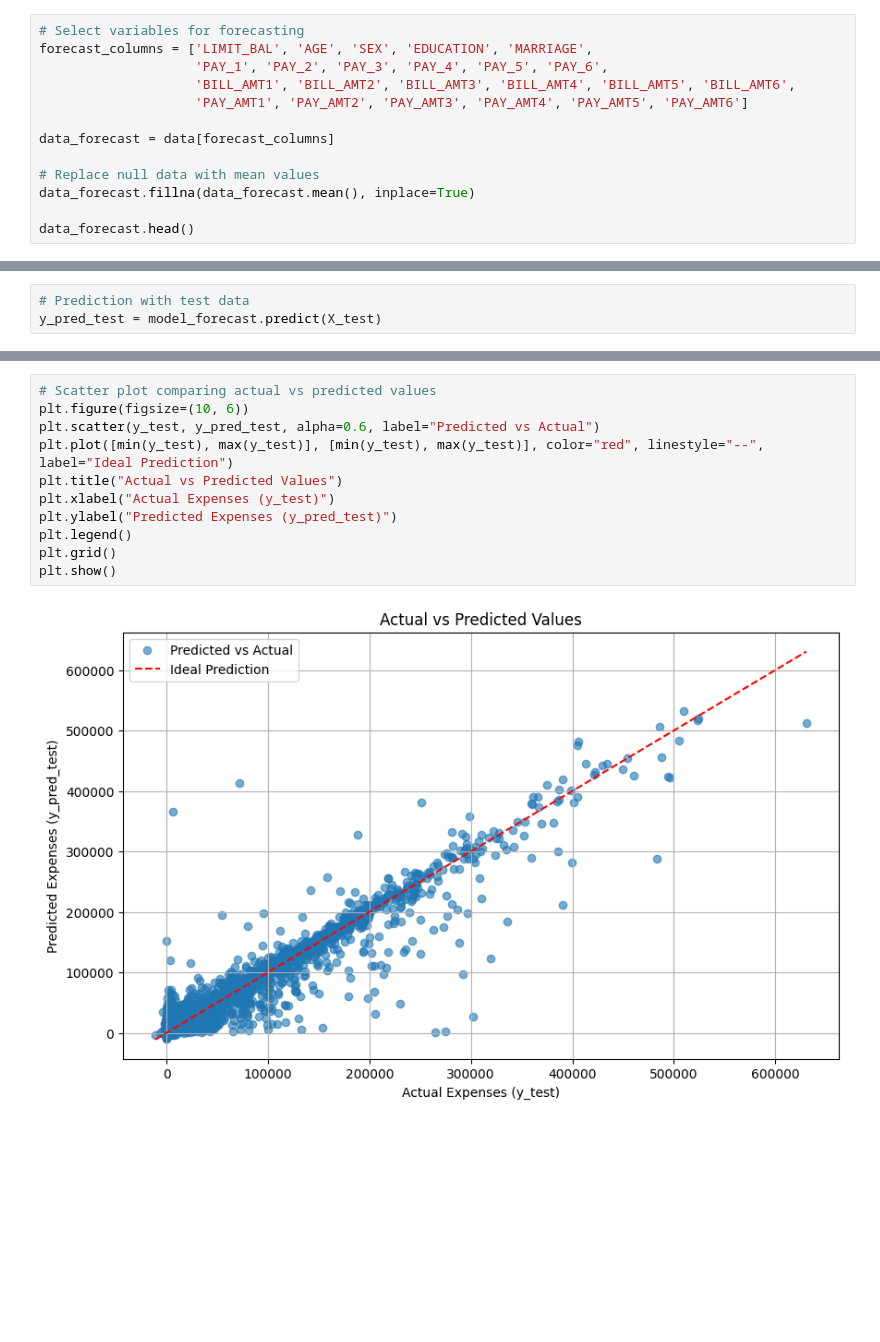
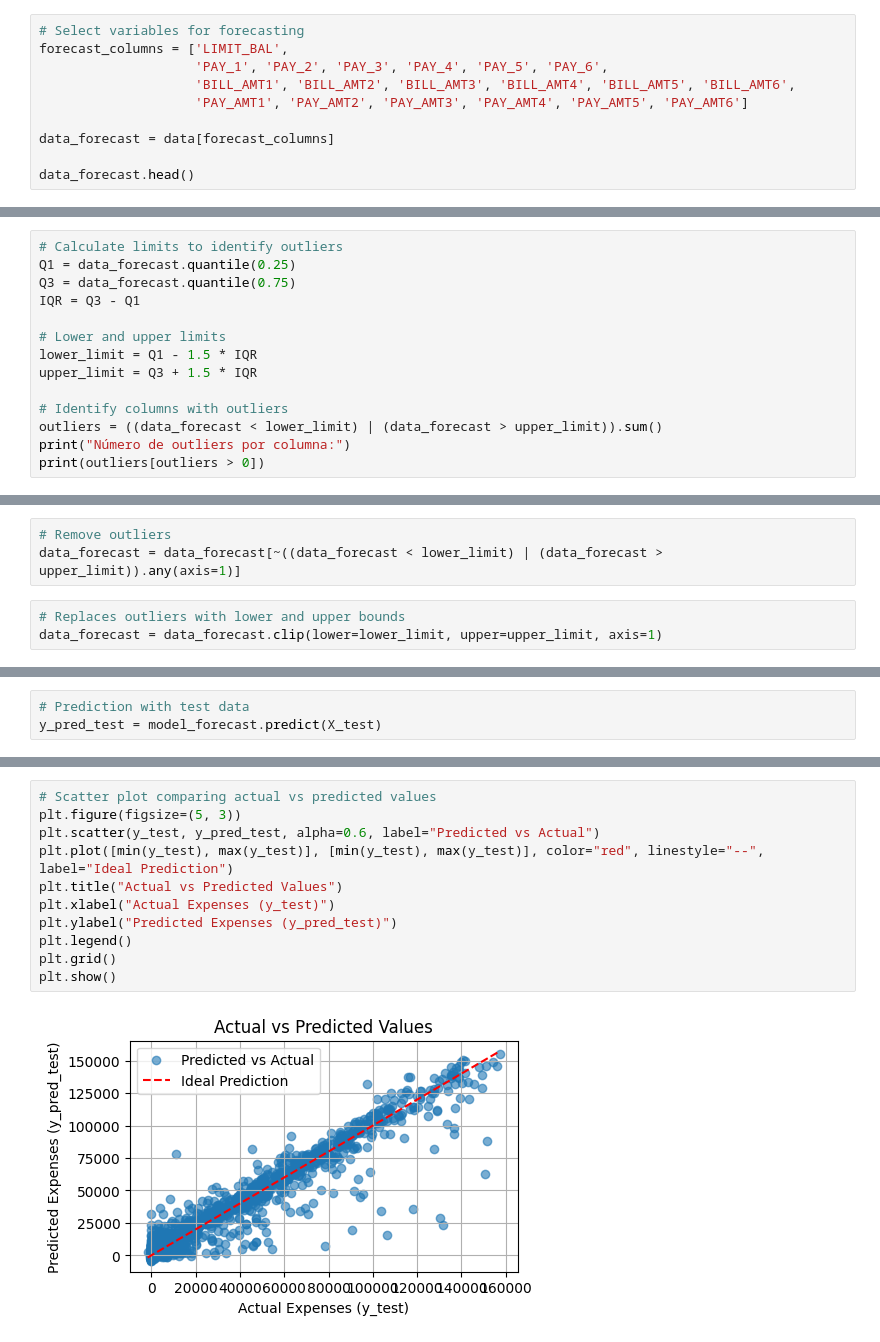
Before and after one commit to Generickle/credit-card-forecasting, a Jupyter notebook: CreditCardForecasting.ipynb, the cells around one changed output, grey strips where cells are left out. Cells and saved outputs as stored; diff of their text form; blank space fills up the shorter version.

Commit message:
Forecasting prediction over fit

```diff
--- a/CreditCardForecasting.ipynb
+++ b/CreditCardForecasting.ipynb
@@ -44,15 +48,12 @@ data.head()
 5 rows × 25 columns
 # %%
 # Select variables for forecasting
-forecast_columns = ['LIMIT_BAL', 'AGE', 'SEX', 'EDUCATION', 'MARRIAGE',
+forecast_columns = ['LIMIT_BAL',
                     'PAY_1', 'PAY_2', 'PAY_3', 'PAY_4', 'PAY_5', 'PAY_6',
                     'BILL_AMT1', 'BILL_AMT2', 'BILL_AMT3', 'BILL_AMT4', 'BILL_AMT5', 'BILL_AMT6',
                     'PAY_AMT1', 'PAY_AMT2', 'PAY_AMT3', 'PAY_AMT4', 'PAY_AMT5', 'PAY_AMT6']
 
 data_forecast = data[forecast_columns]
 
-# Replace null data with mean values
-data_forecast.fillna(data_forecast.mean(), inplace=True)
-
 data_forecast.head()
 # %% [output]
@@ -86,0 +152,14 @@ See the caveats in the documentation: https://pandas.pydata.org/pandas-docs/stab
+# %%
+# Calculate limits to identify outliers
+Q1 = data_forecast.quantile(0.25)
+Q3 = data_forecast.quantile(0.75)
+IQR = Q3 - Q1
+
+# Lower and upper limits
+lower_limit = Q1 - 1.5 * IQR
+upper_limit = Q3 + 1.5 * IQR
+
+# Identify columns with outliers
+outliers = ((data_forecast < lower_limit) | (data_forecast > upper_limit)).sum()
+print("Número de outliers por columna:")
+print(outliers[outliers > 0])
@@ -86,0 +184,6 @@ See the caveats in the documentation: https://pandas.pydata.org/pandas-docs/stab
+# %%
+# Remove outliers
+data_forecast = data_forecast[~((data_forecast < lower_limit) | (data_forecast > upper_limit)).any(axis=1)]
+# %%
+# Replaces outliers with lower and upper bounds
+data_forecast = data_forecast.clip(lower=lower_limit, upper=upper_limit, axis=1)
@@ -178,14 +349,14 @@ import seaborn as sns
 import numpy as np
 # %%
 # Scatter plot comparing actual vs predicted values
-plt.figure(figsize=(10, 6))
+plt.figure(figsize=(5, 3))
 plt.scatter(y_test, y_pred_test, alpha=0.6, label="Predicted vs Actual")
 plt.plot([min(y_test), max(y_test)], [min(y_test), max(y_test)], color="red", linestyle="--", label="Ideal Prediction")
 plt.title("Actual vs Predicted Values")
 plt.xlabel("Actual Expenses (y_test)")
 plt.ylabel("Predicted Expenses (y_pred_test)")
 plt.legend()
 plt.grid()
 plt.show()
 # %% [output]
-[figure, old version]
+[figure, new version]
```
Also changed, not shown: parts of 34 cells of this notebook.
